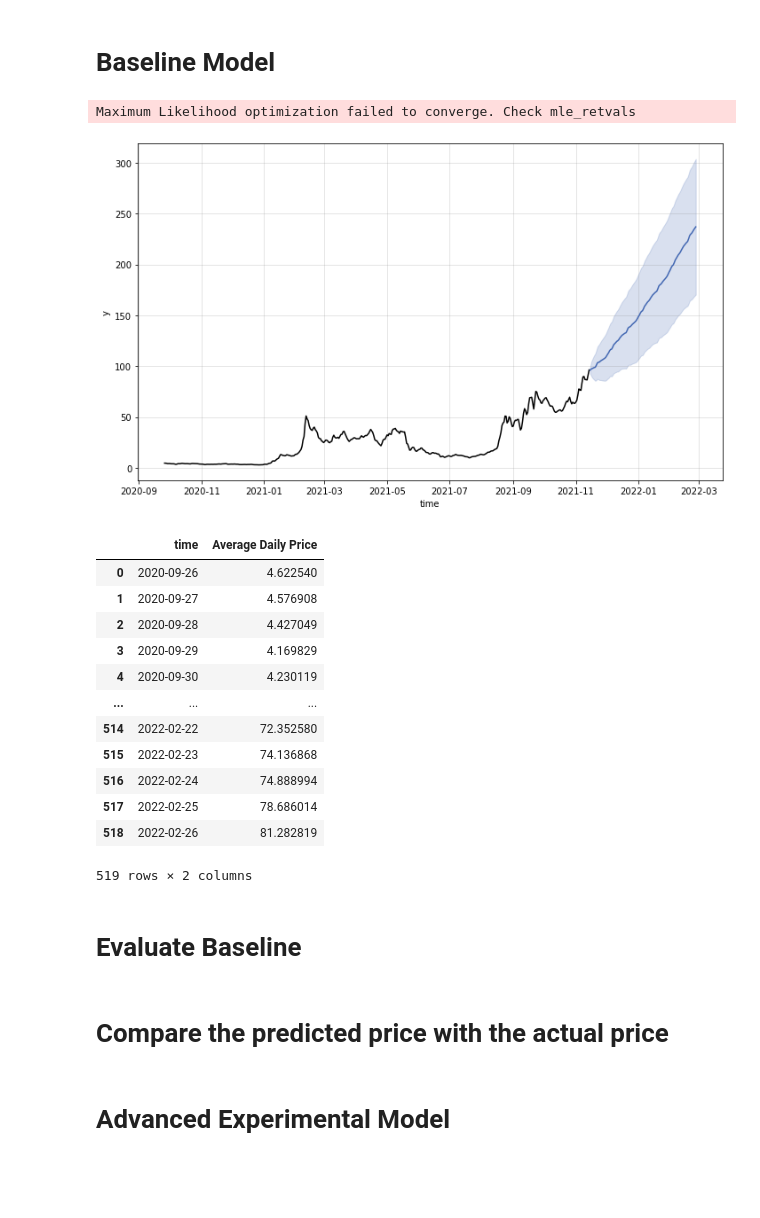
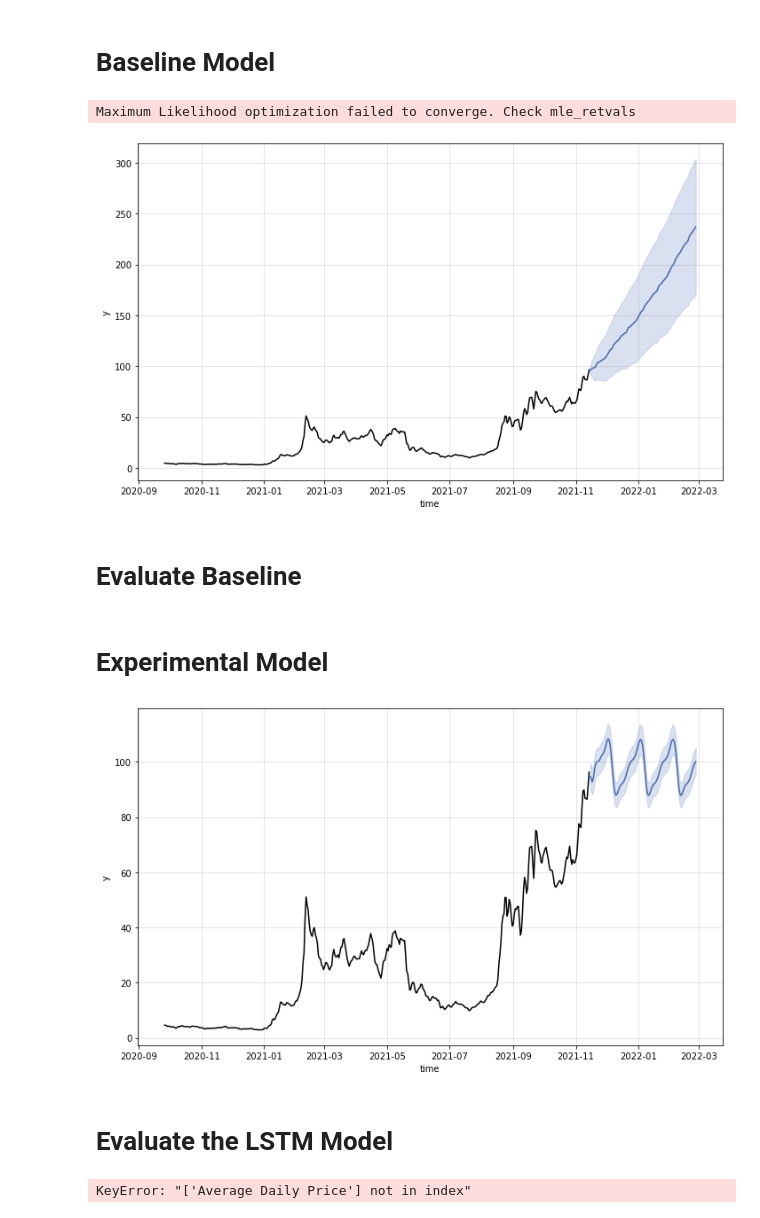
Before and after one commit to AFinney1/avax-project, a Jupyter notebook: avax-price-forecast.ipynb, the cells around one changed output. Saved outputs shown, nothing was run; the diff lists cells and outputs as text; code cells hidden in the pictures; blank space fills up the shorter version.

Commit message:
LSTM implemented with lower MSE than baseline

```diff
--- a/avax-price-forecast.ipynb
+++ b/avax-price-forecast.ipynb
@@ -127,23 +129,9 @@ def build_baseline_model():
     #plt.show()
     return fcst
 b = build_baseline_model()
-avax_daily_ave
 # %% [output]
 Maximum Likelihood optimization failed to converge. Check mle_retvals
 [figure]
-|  | time | Average Daily Price |
-| 0 | 2020-09-26 | 4.622540 |
-| 1 | 2020-09-27 | 4.576908 |
-| 2 | 2020-09-28 | 4.427049 |
-| 3 | 2020-09-29 | 4.169829 |
-| 4 | 2020-09-30 | 4.230119 |
-| ... | ... | ... |
-| 514 | 2022-02-22 | 72.352580 |
-| 515 | 2022-02-23 | 74.136868 |
-| 516 | 2022-02-24 | 74.888994 |
-| 517 | 2022-02-25 | 78.686014 |
-| 518 | 2022-02-26 | 81.282819 |
-519 rows × 2 columns
 # %% [markdown]
 # Evaluate Baseline
 # %%
@@ -179,4 +171,25 @@ plot_hist_bl_forecast2(train, hist_forecast)
-# %% [markdown]
-# Compare the predicted price with the actual price
 # %% [markdown]
-# Advanced Experimental Model
+# Experimental Model
+# %%
+def lstm_model():
+    """
+    Build LSTM model using Kats.models.lstm.
+    """
+    lstm_params = kats.models.lstm.LSTMParams(
+    hidden_size=512,
+    time_window=9,
+    num_epochs=6,
+    )
+
+    ts = kats.consts.TimeSeriesData(train)
+    model = kats.models.lstm.LSTMModel(data=ts, params = lstm_params)
+    model.fit()
+    fcst = model.predict(steps=steps)
+    #model.summary()
+    model.plot()
+    #plt.show()
+    return model
+
+lstm = lstm_model()
+# %% [output]
+[figure, added]
@@ -182,0 +198,26 @@ plot_hist_bl_forecast2(train, hist_forecast)
+# %% [markdown]
+# Evaluate the LSTM Model
+# %%
+lstm_hist_forecast, lstm_upper_bound, lstm_lower_bound, lstm_forecast = format_forcast(lstm_fcst)
+
+def plot_hist_bl_forecast3(history, forecast, upper_bound, lower_bound):
+    """
+    Plot the training data plus the forecasted price data in plotly express.
+    Plot actual price data as another line.
+    """
+    #hist_forecastx = hist_forecast.drop(columns=['fcst_lower', 'fcst_upper'], axis=1)
+    upper_diff = upper_bound['Average Daily Price'] - forecast['Average Daily Price']
+    lower_diff = forecast['Average Daily Price'] - lower_bound['Average Daily Price']
+    fig = go.Figure([
+        go.Scatter(x=history['time'], y=history['Average Daily Price'], name='Actual Price (training)', mode = 'lines', marker = dict(color='#e84142')),
+        go.Scatter(x=upper_bound['time'], y=upper_bound['Average Daily Price'], name='Upper bound Price', mode = 'lines',line ={'dash' : 'dash','color':'green'},),
+        go.Scatter(x=lower_bound['time'], y=lower_bound['Average Daily Price'], name='Lower bound Price', mode = 'lines', line ={'dash' : 'dash','color':'orange'}, fill='tonexty', ),
+        go.Scatter(x=forecast['time'], y=forecast['Average Daily Price'], name='Predicted price', mode = 'lines',line ={'dash' : 'dash','color':'#e84142'}, marker = dict(color='#e84142')),
+        go.Scatter(x=test['time'], y=test['Average Daily Price'], name='Actual Price (testing)', mode = 'lines', marker = dict(color='blue')),
+        ])
+    fig.update_layout(title='AVAX Average Daily Price + Training Predictions', yaxis_title='Price ($)' , xaxis_title='Date')
+    fig.show()
+
+plot_hist_bl_forecast3(train, lstm_hist_forecast, lstm_upper_bound, lstm_lower_bound)
+# %% [output]
+KeyError: "['Average Daily Price'] not in index"
```
Also changed, not shown: parts of 4 cells of this notebook.
